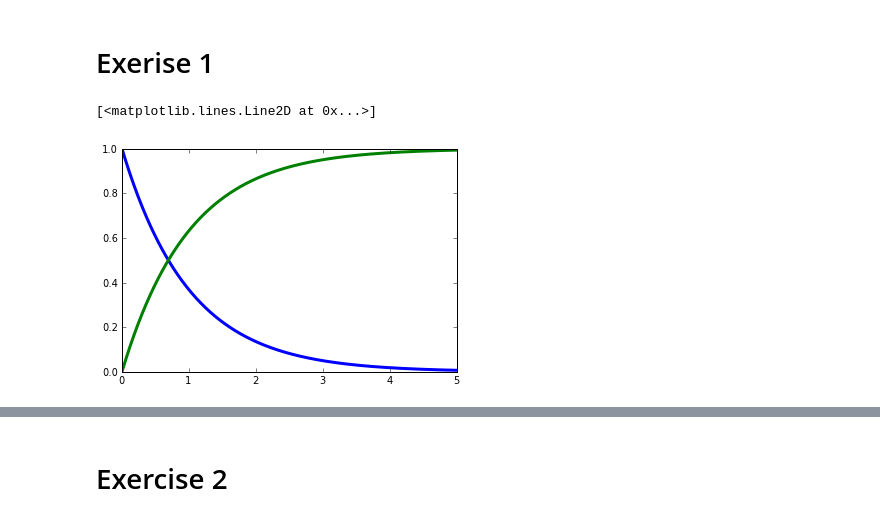
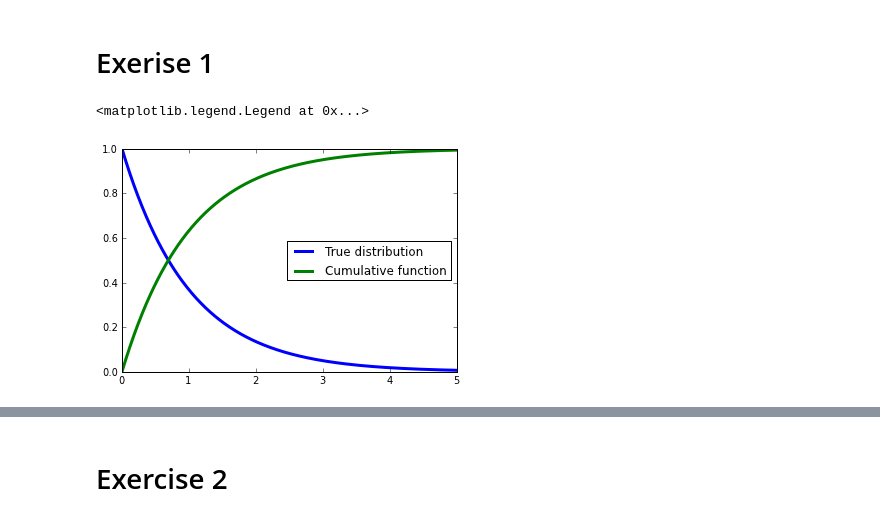
Before and after one commit to cdcunnin/PHYS202-S13, a Jupyter notebook: week8/Monte Carlo Simultations.ipynb, the cells around one changed output, grey strips where cells are left out. Drawn from its saved outputs; the diff is of its cells as text; code cells hidden in the pictures.

```diff
--- a/week8/Monte Carlo Simultations.ipynb
+++ b/week8/Monte Carlo Simultations.ipynb
@@ -51,11 +51,12 @@ Finv = lambda z: -1/q* np.log(q-z)
 # %%
 #B)
 q=1
 plot(x,f(x),label = "True distribution",linewidth=3)
 plot(x, F(x),label = "Cumulative function",linewidth=3)
+legend(loc=0)
 # %% [output]
-[<matplotlib.lines.Line2D at 0x...>]
+<matplotlib.legend.Legend at 0x...>
-[figure, old version]
+[figure, new version]
 # %%
 #C)
 
```
Also changed, not shown: parts of 9 cells of this notebook.
